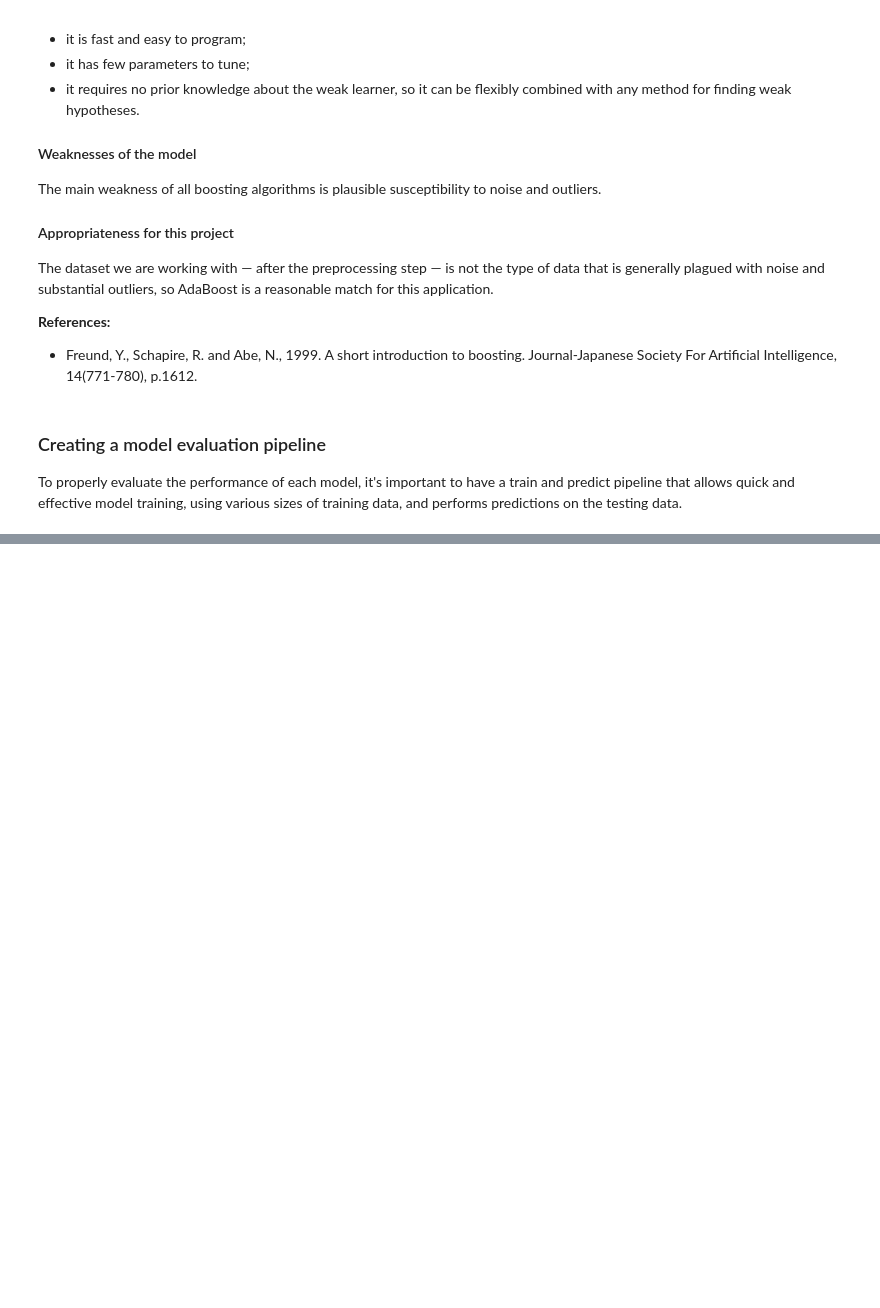
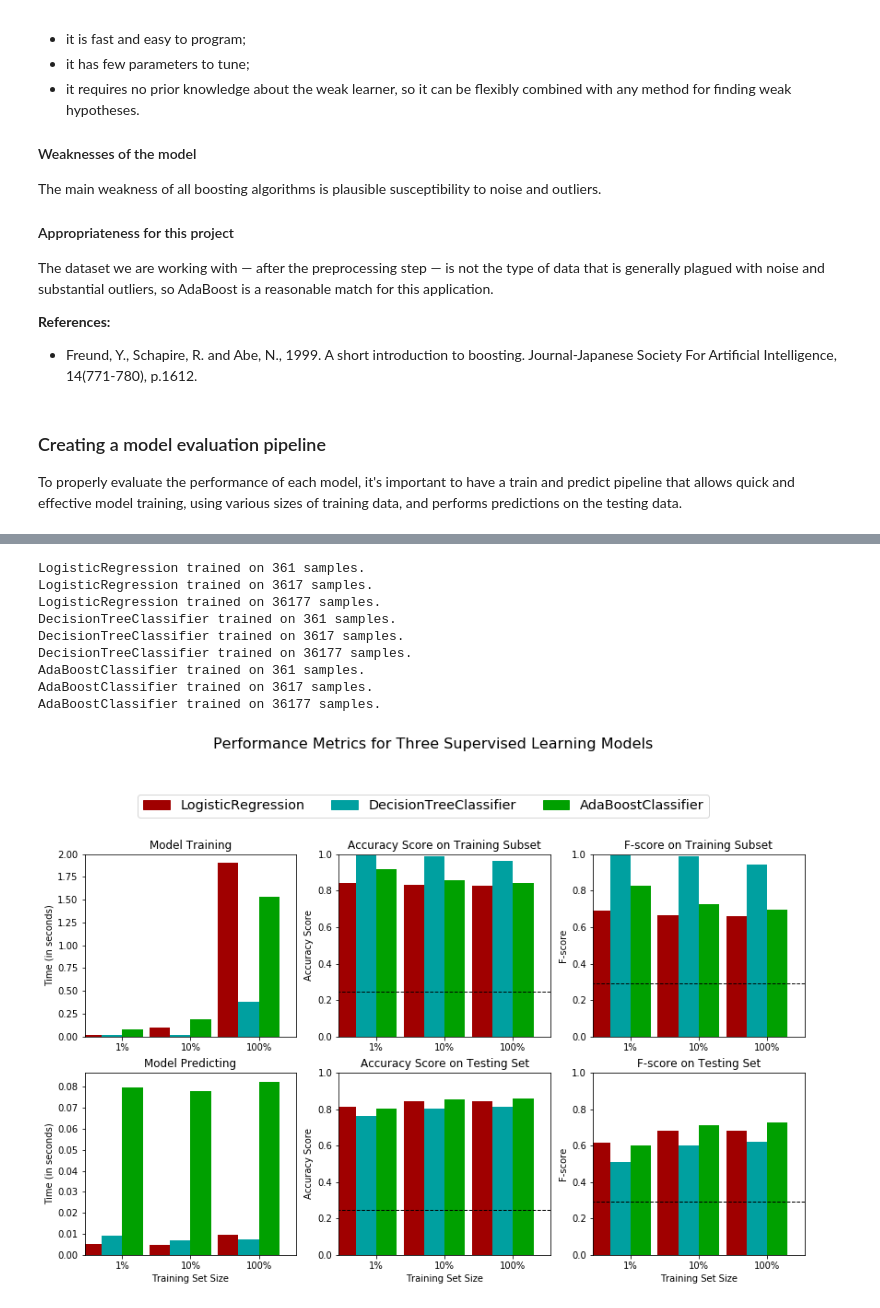
Before and after one commit to jclh/finding-donors-classifier, a Jupyter notebook: find_donors-sklearn.ipynb, the cells around one changed output, grey strips where cells are left out. Saved outputs shown, nothing was run; the diff lists cells and outputs as text; code cells hidden in the pictures; blank space fills up the shorter version.

```diff
--- a/find_donors-sklearn.ipynb
+++ b/find_donors-sklearn.ipynb
@@ -634,14 +364,0 @@ In the code cell below, you will need to implement the following:
-# %%
-# TODO: Import a supervised learning model that has 'feature_importances_'
-# JCL-note: AdaBoostClassifier was imported above, but will reapeat code here
-from sklearn.ensemble import AdaBoostClassifier
-
-# TODO: Train the supervised model on the training set using .fit(X_train, y_train)
-model = AdaBoostClassifier(random_state=42)
-model.fit(X_train, y_train)
-
-# TODO: Extract the feature importances using .feature_importances_
-importances = model.feature_importances_
-
-# Plot
-vs.feature_plot(importances, X_train, y_train)
@@ -702,0 +457,38 @@ I’d consider using the reduced data only if training time was a **critical** f
+# %%
+# Import the three classifiers
+from sklearn.linear_model import LogisticRegression
+from sklearn.tree import DecisionTreeClassifier
+from sklearn.ensemble import AdaBoostClassifier
+
+# Initialize the three models
+clf_A = LogisticRegression(random_state=42, solver='newton-cg')
+clf_B = DecisionTreeClassifier(random_state=42)
+clf_C = AdaBoostClassifier(random_state=42)
+
+# Calculate the number of samples for 1%, 10%, and 100% of training data
+samples_100 = X_train.shape[0]
+samples_10 = int(X_train.shape[0] / 10)
+samples_1 = int(X_train.shape[0] / 100)
+
+# Collect results on the learners using the pipeline: train_predict()
+results = {}
+for clf in [clf_A, clf_B, clf_C]:
+    clf_name = clf.__class__.__name__
+    results[clf_name] = {}
+    for i, samples in enumerate([samples_1, samples_10, samples_100]):
+        results[clf_name][i] = \
+        train_predict(clf, samples, X_train, y_train, X_test, y_test)
+
+# Run metrics visualization for the three chosen classifiers
+vs.evaluate(results, accuracy, fscore)
+# %% [output]
+LogisticRegression trained on 361 samples.
+LogisticRegression trained on 3617 samples.
+LogisticRegression trained on 36177 samples.
+DecisionTreeClassifier trained on 361 samples.
+DecisionTreeClassifier trained on 3617 samples.
+DecisionTreeClassifier trained on 36177 samples.
+AdaBoostClassifier trained on 361 samples.
+AdaBoostClassifier trained on 3617 samples.
+AdaBoostClassifier trained on 36177 samples.
+[figure, added]
```
Also changed, not shown: parts of 53 cells of this notebook, 1 other file.
